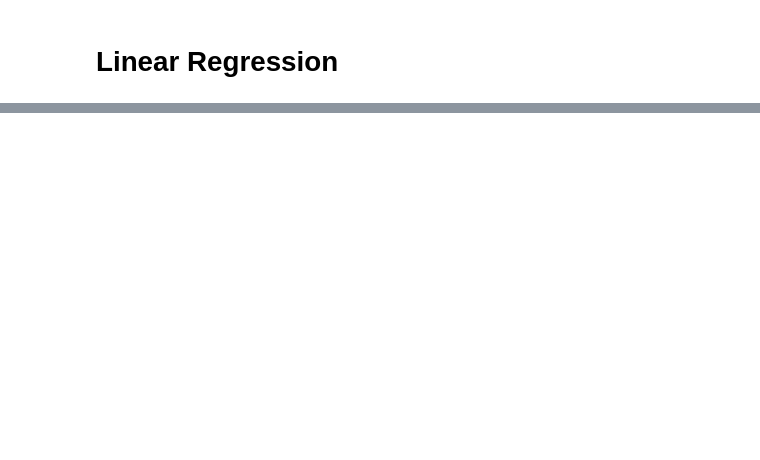
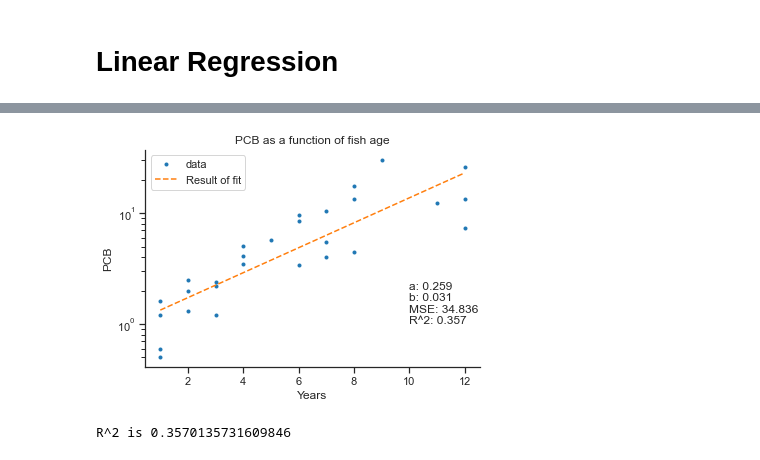
Before and after one commit to JakobSchauser/MLandData, a Jupyter notebook: MachineLearningA/Home Assigment 1/Home Assignment 1.ipynb, the cells around one changed output, grey strips where cells are left out. Saved outputs shown, nothing was run; the diff lists cells and outputs as text; code cells hidden in the pictures; blank space fills up the shorter version.

```diff
--- a/MachineLearningA/Home Assigment 1/Home Assignment 1.ipynb
+++ b/MachineLearningA/Home Assigment 1/Home Assignment 1.ipynb
@@ -132,0 +199,17 @@ plt.show()
+# %%
+exp_model = lambda x, a, b: np.exp(a*x + b)
+
+y_ln = np.log(y)
+
+w = lin_reg(x,y_ln)
+
+
+prettyplot(x,y,lambda x: exp_model(x,w[0], w[1]))
+# %% [output]
+[figure, added]
+# %%
+
+
+print("R^2 is",R_sqr)
+# %% [output]
+R^2 is 0.3570135731609846
```
Also changed, not shown: parts of 5 cells of this notebook, 4 other files.
